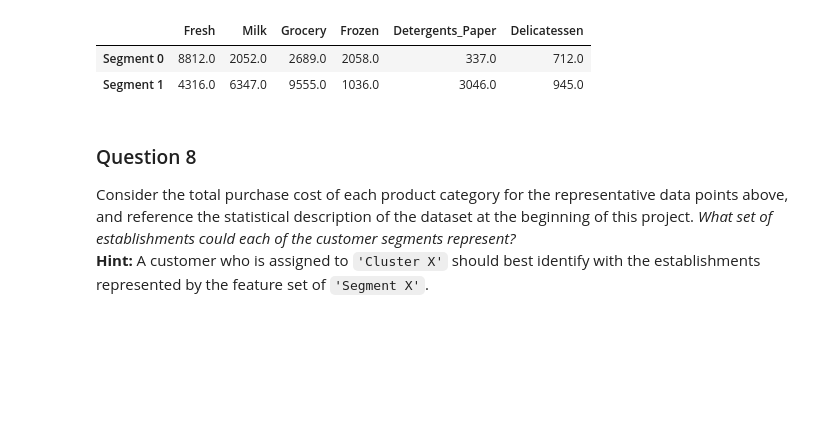
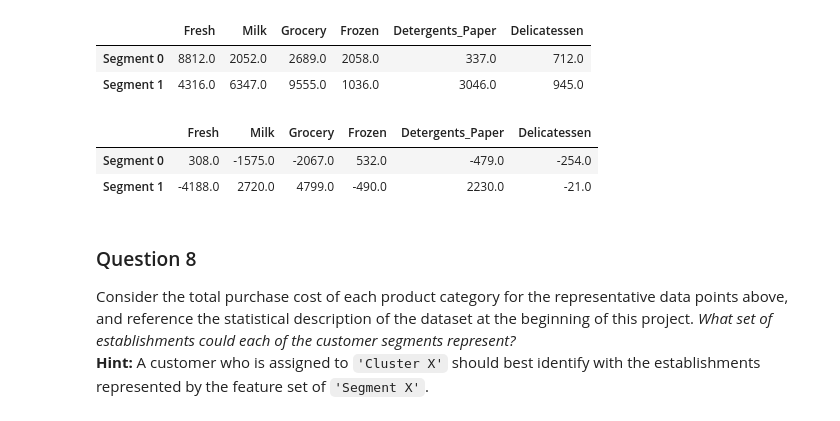
Before and after one commit to jrieke/machine-learning, a Jupyter notebook: projects/creating_customer_segments/customer_segments.ipynb, the cells around one changed output. Cells and saved outputs as stored; diff of their text form; code cells hidden in the pictures; blank space fills up the shorter version.

```diff
--- a/projects/creating_customer_segments/customer_segments.ipynb
+++ b/projects/creating_customer_segments/customer_segments.ipynb
@@ -463,6 +472,12 @@ display(true_centers)
 |  | Fresh | Milk | Grocery | Frozen | Detergents_Paper | Delicatessen |
 | Segment 0 | 8812.0 | 2052.0 | 2689.0 | 2058.0 | 337.0 | 712.0 |
 | Segment 1 | 4316.0 | 6347.0 | 9555.0 | 1036.0 | 3046.0 | 945.0 |
+# %%
+display(true_centers - data.median().round())
+# %% [output]
+|  | Fresh | Milk | Grocery | Frozen | Detergents_Paper | Delicatessen |
+| Segment 0 | 308.0 | -1575.0 | -2067.0 | 532.0 | -479.0 | -254.0 |
+| Segment 1 | -4188.0 | 2720.0 | 4799.0 | -490.0 | 2230.0 | -21.0 |
 # %% [markdown]
 ### Question 8
 Consider the total purchase cost of each product category for the representative data points above, and reference the statistical description of the dataset at the beginning of this project. *What set of establishments could each of the customer segments represent?*
```
Also changed, not shown: parts of 10 cells of this notebook, 1 other file.
